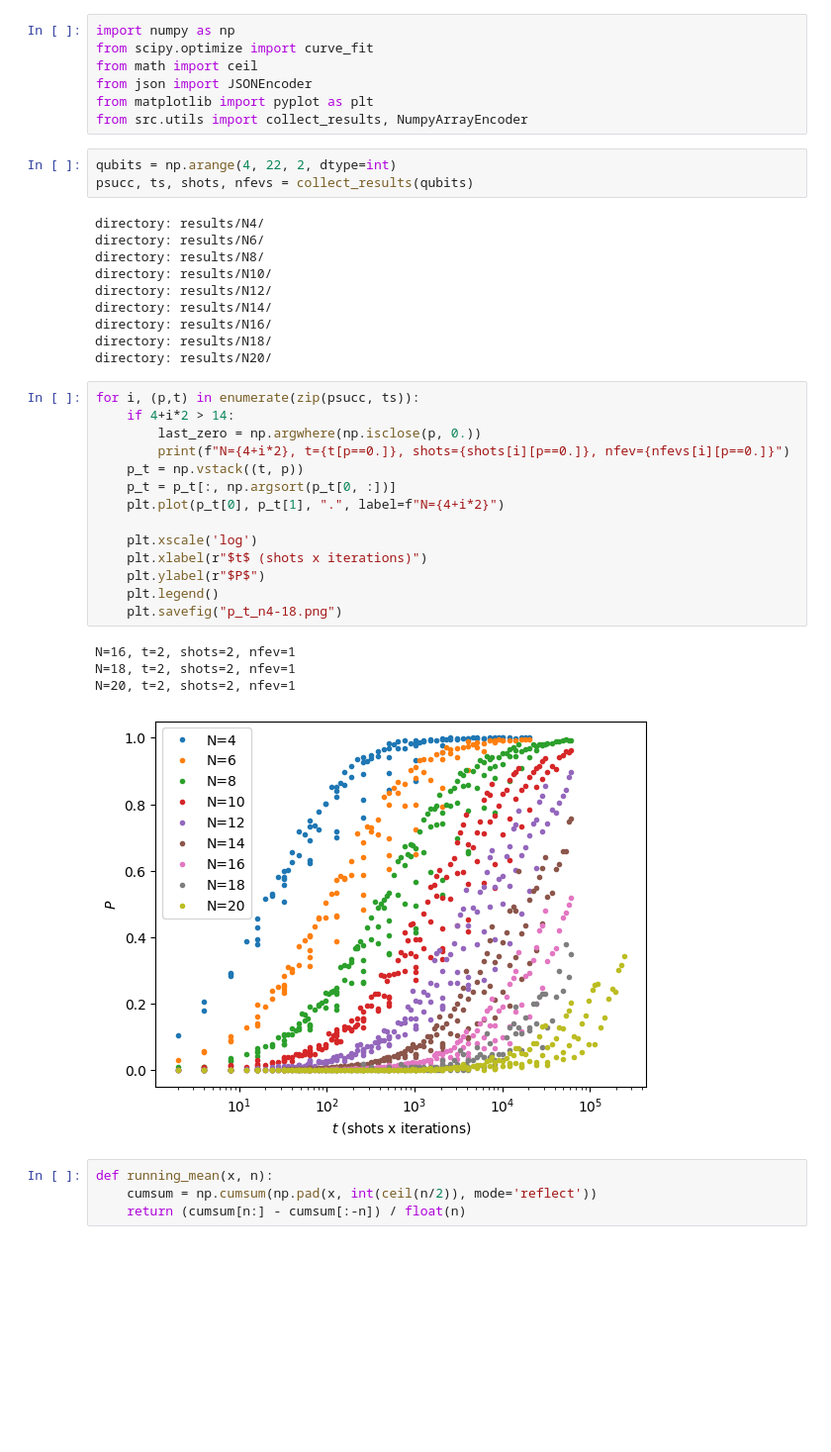
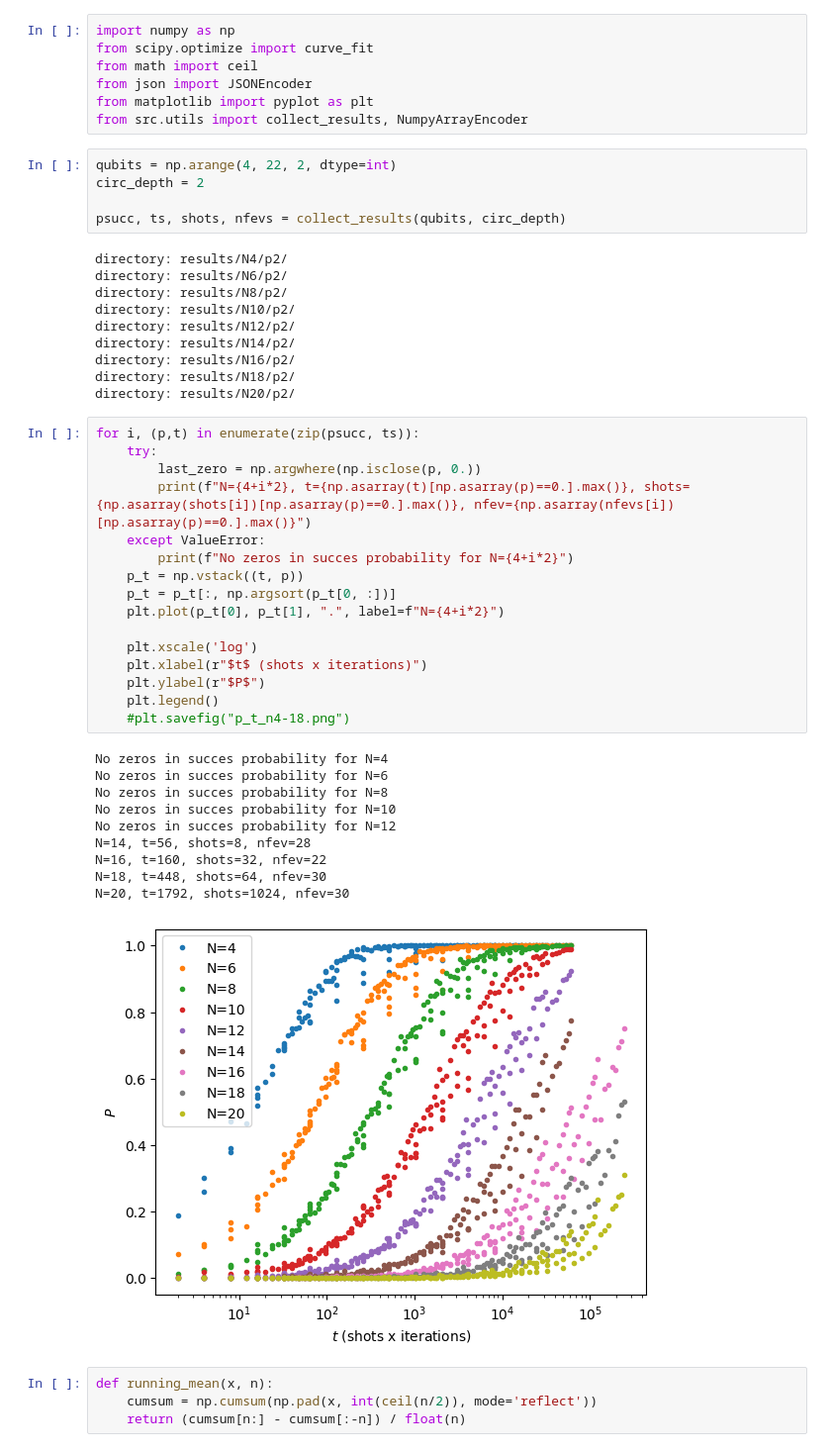
Before and after one commit to gscriva/cvar-opt, a Jupyter notebook: my_vqe.ipynb, the cells around one changed output. Shown at 99% size. Cells and saved outputs as stored; diff of their text form; blank space fills up the shorter version.

```diff
--- a/my_vqe.ipynb
+++ b/my_vqe.ipynb
@@ -101,36 +101,46 @@ from matplotlib import pyplot as plt
 from src.utils import collect_results, NumpyArrayEncoder
 # %%
 qubits = np.arange(4, 22, 2, dtype=int)
-psucc, ts, shots, nfevs = collect_results(qubits)
+circ_depth = 2
+
+psucc, ts, shots, nfevs = collect_results(qubits, circ_depth)
 # %% [output]
-directory: results/N4/
-directory: results/N6/
-directory: results/N8/
-directory: results/N10/
-directory: results/N12/
-directory: results/N14/
-directory: results/N16/
-directory: results/N18/
-directory: results/N20/
+directory: results/N4/p2/
+directory: results/N6/p2/
+directory: results/N8/p2/
+directory: results/N10/p2/
+directory: results/N12/p2/
+directory: results/N14/p2/
+directory: results/N16/p2/
+directory: results/N18/p2/
+directory: results/N20/p2/
 # %%
 for i, (p,t) in enumerate(zip(psucc, ts)):
-    if 4+i*2 > 14:
+    try:
         last_zero = np.argwhere(np.isclose(p, 0.))
-        print(f"N={4+i*2}, t={t[p==0.]}, shots={shots[i][p==0.]}, nfev={nfevs[i][p==0.]}")
+        print(f"N={4+i*2}, t={np.asarray(t)[np.asarray(p)==0.].max()}, shots={np.asarray(shots[i])[np.asarray(p)==0.].max()}, nfev={np.asarray(nfevs[i])[np.asarray(p)==0.].max()}")
+    except ValueError:
+        print(f"No zeros in succes probability for N={4+i*2}")
     p_t = np.vstack((t, p))
     p_t = p_t[:, np.argsort(p_t[0, :])]
     plt.plot(p_t[0], p_t[1], ".", label=f"N={4+i*2}")
 
     plt.xscale('log')
     plt.xlabel(r"$t$ (shots x iterations)")
     plt.ylabel(r"$P$")
     plt.legend()
-    plt.savefig("p_t_n4-18.png")
+    #plt.savefig("p_t_n4-18.png")
 # %% [output]
-N=16, t=2, shots=2, nfev=1
-N=18, t=2, shots=2, nfev=1
-N=20, t=2, shots=2, nfev=1
+No zeros in succes probability for N=4
+No zeros in succes probability for N=6
+No zeros in succes probability for N=8
+No zeros in succes probability for N=10
+No zeros in succes probability for N=12
+N=14, t=56, shots=8, nfev=28
+N=16, t=160, shots=32, nfev=22
+N=18, t=448, shots=64, nfev=30
+N=20, t=1792, shots=1024, nfev=30
-[figure, old version]
+[figure, new version]
 # %%
 def running_mean(x, n):
     cumsum = np.cumsum(np.pad(x, int(ceil(n/2)), mode='reflect'))
```
Also changed, not shown: parts of 22 cells of this notebook, 1 other file.
